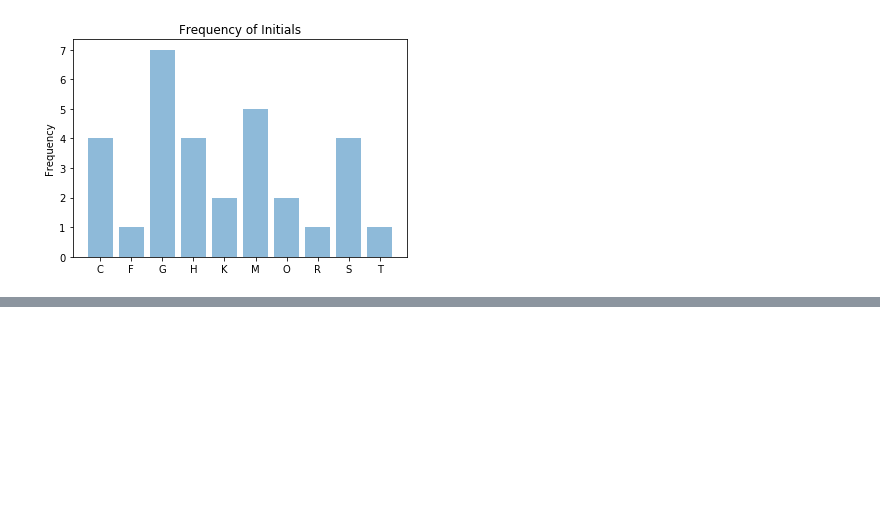
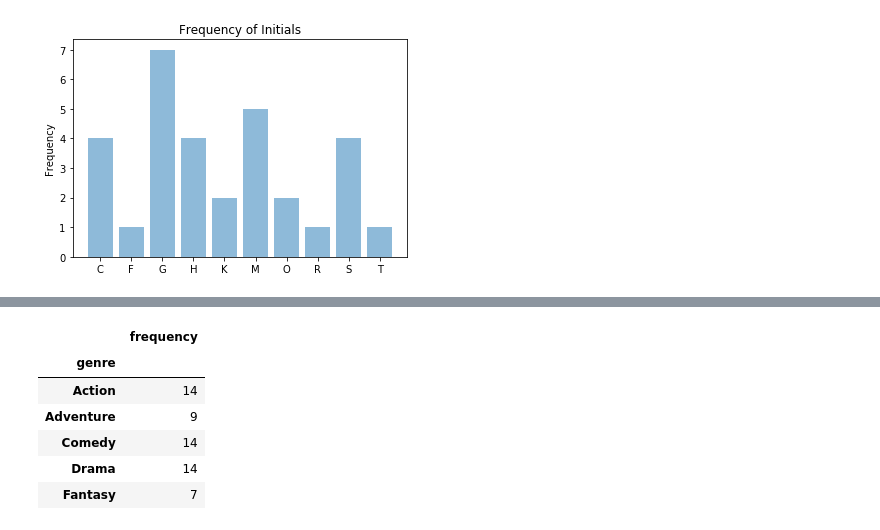
Before and after one commit to danpodgurschi/python_notebook, a Jupyter notebook: Python Notebook.ipynb, the cells around one changed output, grey strips where cells are left out. Cells and saved outputs as stored; diff of their text form; code cells hidden in the pictures; blank space fills up the shorter version.

```diff
--- a/Python Notebook.ipynb
+++ b/Python Notebook.ipynb
@@ -164,0 +198,15 @@ plt.show()
+# %%
+freq_dict = {'genre': flattened_genre_list,
+            'frequency': listof_1}
+freq_df = pd.DataFrame(freq_dict)
+#freq_df.head()
+count_by_genre = freq_df.groupby(['genre']).sum()
+count_by_genre.head()
+# %% [output]
+|  | frequency |
+| genre |  |
+| Action | 14 |
+| Adventure | 9 |
+| Comedy | 14 |
+| Drama | 14 |
+| Fantasy | 7 |
```
Also changed, not shown: parts of 10 cells of this notebook.
